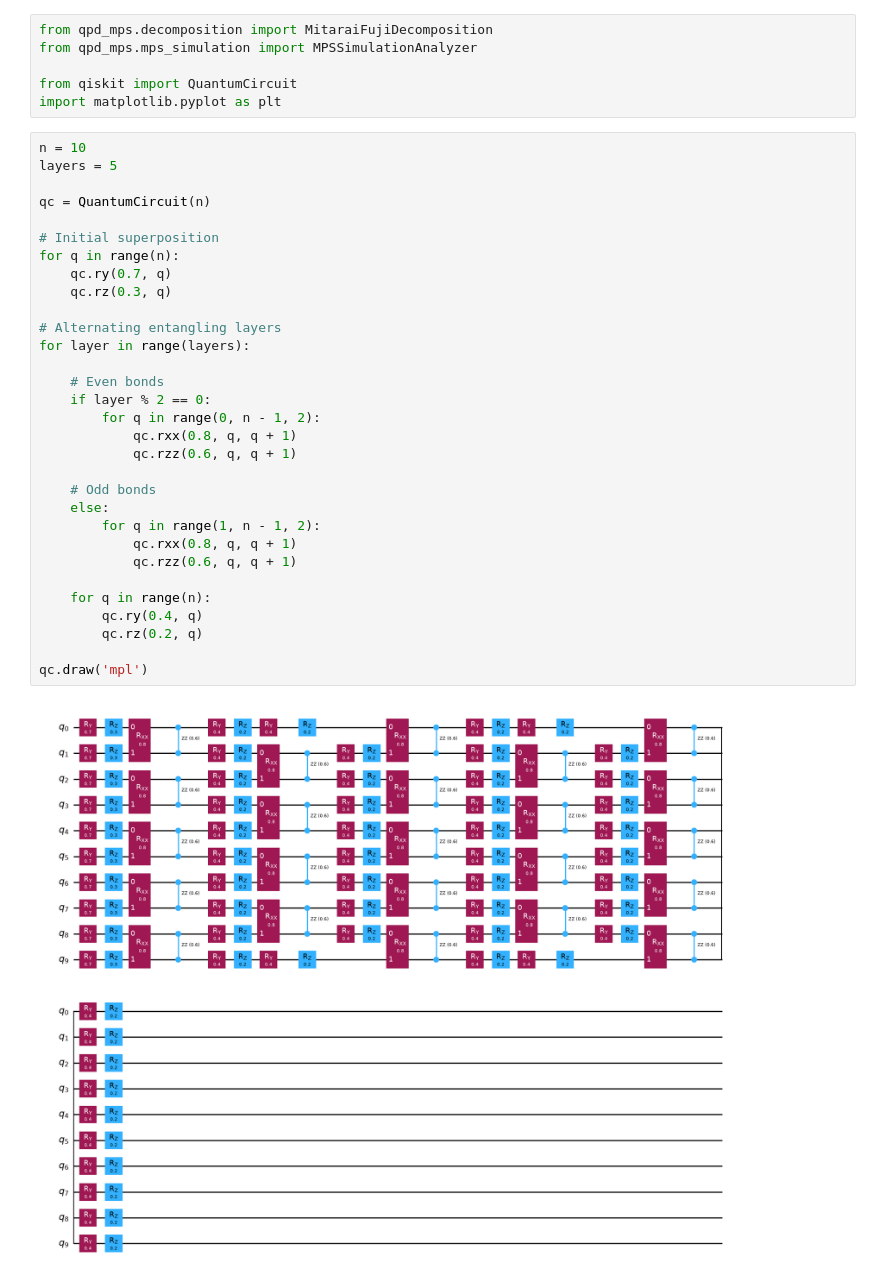
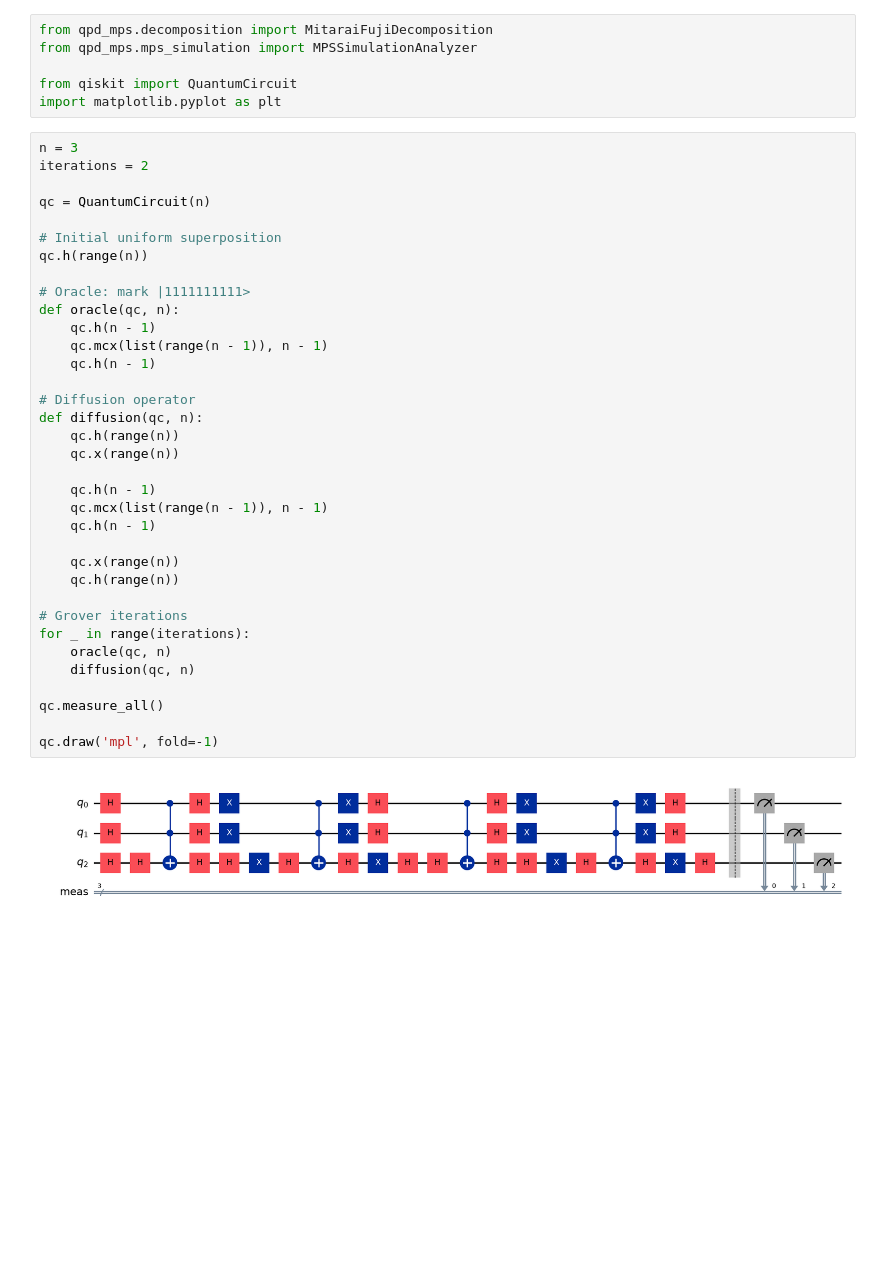
Before and after one commit to qmlWizard/hybrid-QPD-MPS-Large-Scale-Quantum-Simulation, a Jupyter notebook: CX_cut.ipynb, the cells around one changed output. Cells and saved outputs as stored; diff of their text form; blank space fills up the shorter version.

```diff
--- a/CX_cut.ipynb
+++ b/CX_cut.ipynb
@@ -5,36 +5,40 @@ from qpd_mps.mps_simulation import MPSSimulationAnalyzer
 from qiskit import QuantumCircuit
 import matplotlib.pyplot as plt
 # %%
-n = 10
-layers = 5
+n = 3
+iterations = 2
 
 qc = QuantumCircuit(n)
 
-# Initial superposition
-for q in range(n):
-    qc.ry(0.7, q)
-    qc.rz(0.3, q)
+# Initial uniform superposition
+qc.h(range(n))
 
-# Alternating entangling layers
-for layer in range(layers):
+# Oracle: mark |1111111111>
+def oracle(qc, n):
+    qc.h(n - 1)
+    qc.mcx(list(range(n - 1)), n - 1)
+    qc.h(n - 1)
 
-    # Even bonds
-    if layer % 2 == 0:
-        for q in range(0, n - 1, 2):
-            qc.rxx(0.8, q, q + 1)
-            qc.rzz(0.6, q, q + 1)
+# Diffusion operator
+def diffusion(qc, n):
+    qc.h(range(n))
+    qc.x(range(n))
 
-    # Odd bonds
-    else:
-        for q in range(1, n - 1, 2):
-            qc.rxx(0.8, q, q + 1)
-            qc.rzz(0.6, q, q + 1)
+    qc.h(n - 1)
+    qc.mcx(list(range(n - 1)), n - 1)
+    qc.h(n - 1)
 
-    for q in range(n):
-        qc.ry(0.4, q)
-        qc.rz(0.2, q)
+    qc.x(range(n))
+    qc.h(range(n))
 
-qc.draw('mpl')
+# Grover iterations
+for _ in range(iterations):
+    oracle(qc, n)
+    diffusion(qc, n)
+
+qc.measure_all()
+
+qc.draw('mpl', fold=-1)
 # %% [output]
-[figure, old version]
+[figure, new version]
 # %%
```
Also changed, not shown: parts of 1 cell of this notebook, 2 other files.
